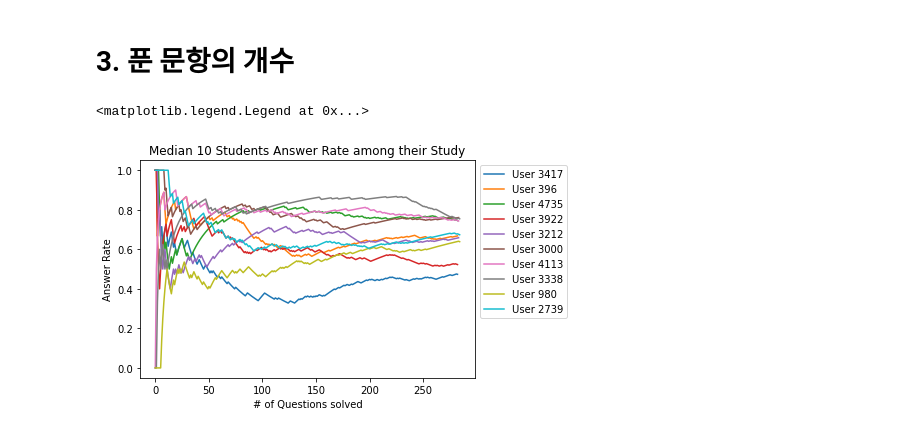
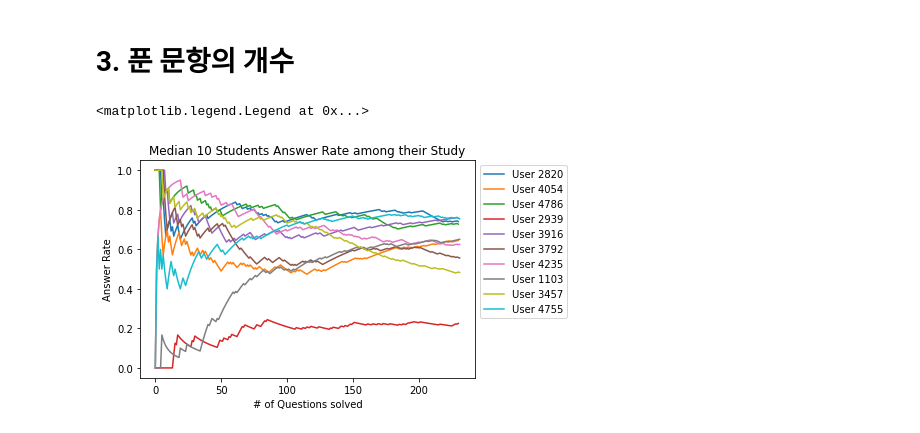
Before and after one commit to boostcampaitech3/level2-dkt-level2-recsys-12, a Jupyter notebook: Gwangseok/EDA.ipynb, the cells around one changed output. Saved outputs shown, nothing was run; the diff lists cells and outputs as text; code cells hidden in the pictures.

```diff
--- a/Gwangseok/EDA.ipynb
+++ b/Gwangseok/EDA.ipynb
@@ -402,16 +402,21 @@ _cumcount = train_df.loc[:, ['userID', 'answerCode']].groupby('userID').agg({'an
 cum_ans = _cumsum / _cumcount
 cum_ans['userID'] = train_df['userID'] # 문제를 시도한 횟수에 따른 정답 률
 window_sizes = [30, 70, 100, 120]
+# %%
+user_nums = train_df['userID'].nunique()
 # %%
 fig, ax = plt.subplots()
 ax.set_title('Median 10 Students Answer Rate among their Study')
 ax.set_xlabel('# of Questions solved')
 ax.set_ylabel('Answer Rate')
 
-samples = train_df.groupby('userID').agg({'assessmentItemID': 'count'}).sort_values(by='assessmentItemID').index[7442//2-5:7442//2+5]
+# 푼 문항의 갯수가 중앙값 부근인 10명의 학생들
+# 총 학생 6698명...? why 7442??
+samples = train_df.groupby('userID').agg({'assessmentItemID': 'count'}).sort_values(by='assessmentItemID').index[user_nums//2-5:user_nums//2+5]
+
 for idx in samples:
     cum_ans[cum_ans['userID'] == idx]['answerCode'].reset_index(drop=True).plot(ax=ax, label=f'User {idx}')
 ax.legend(bbox_to_anchor=(1, 1))
 # %% [output]
 <matplotlib.legend.Legend at 0x...>
-[figure, old version]
+[figure, new version]
```
Also changed, not shown: parts of 21 cells of this notebook.
